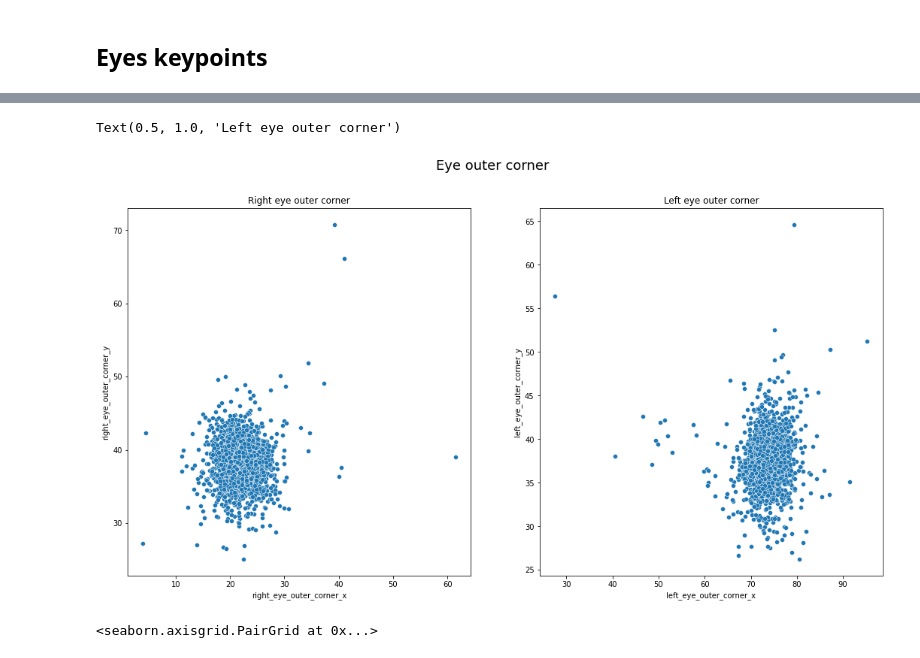
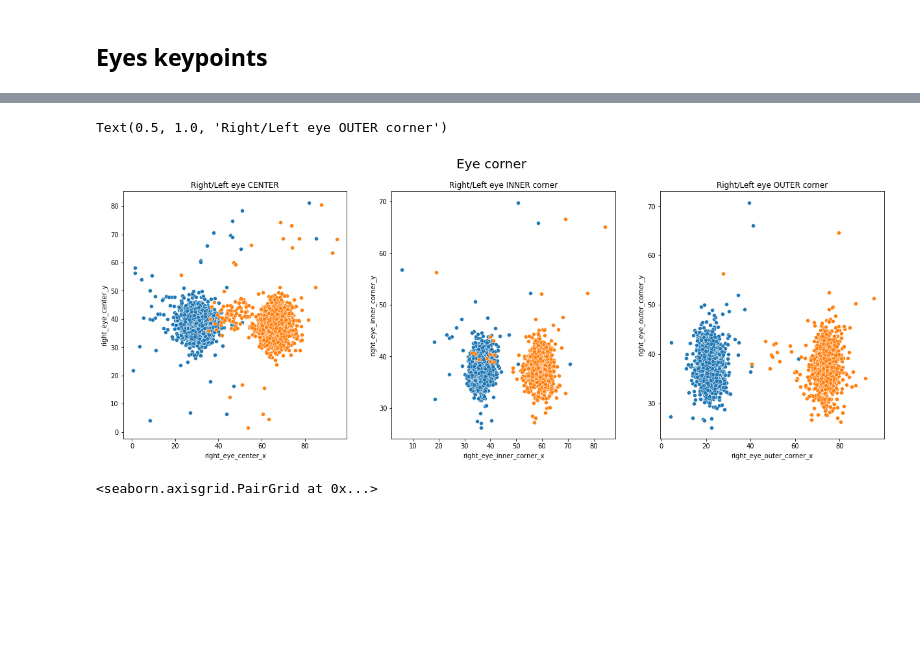
Before and after one commit to ivanshin/Facial_keypoints, a Jupyter notebook: research.ipynb, the cells around one changed output, grey strips where cells are left out. Saved outputs shown, nothing was run; the diff lists cells and outputs as text; code cells hidden in the pictures; blank space fills up the shorter version.

```diff
--- a/research.ipynb
+++ b/research.ipynb
@@ -185,14 +163,21 @@ Text(0.5, 1.0, 'Left eye inner corner')
-# %%
-# Eye outer corner
-
-fig, axs = plt.subplots(1,2, figsize= (18,9))
-fig.suptitle('Eye outer corner', fontsize= 18)
-
-sns.scatterplot(x= keypoints_frame.right_eye_outer_corner_x, y= keypoints_frame.right_eye_outer_corner_y, ax= axs[0]).set_title('Right eye outer corner')
-sns.scatterplot(x= keypoints_frame.left_eye_outer_corner_x, y= keypoints_frame.left_eye_outer_corner_y, ax= axs[1]).set_title('Left eye outer corner')
-# %% [output]
-Text(0.5, 1.0, 'Left eye outer corner')
-[figure, removed]
+# %%
+fig, axs = plt.subplots(1,3, figsize= (21,7))
+fig.suptitle('Eye corner', fontsize= 20)
+
+# Eye center
+sns.scatterplot(x= keypoints_frame.right_eye_center_x, y= keypoints_frame.right_eye_center_y ,ax= axs[0])
+sns.scatterplot(x= keypoints_frame.left_eye_center_x, y= keypoints_frame.left_eye_center_y ,ax= axs[0]).set_title('Right/Left eye CENTER')
+
+# Eye inner corner
+sns.scatterplot(x= keypoints_frame.right_eye_inner_corner_x, y= keypoints_frame.right_eye_inner_corner_y, ax= axs[1])
+sns.scatterplot(x= keypoints_frame.left_eye_inner_corner_x, y= keypoints_frame.left_eye_inner_corner_y, ax= axs[1]).set_title('Right/Left eye INNER corner')
+
+# Eye outer corner
+sns.scatterplot(x= keypoints_frame.right_eye_outer_corner_x, y= keypoints_frame.right_eye_outer_corner_y, ax= axs[2])
+sns.scatterplot(x= keypoints_frame.left_eye_outer_corner_x, y= keypoints_frame.left_eye_outer_corner_y, ax= axs[2]).set_title('Right/Left eye OUTER corner')
+# %% [output]
+Text(0.5, 1.0, 'Right/Left eye OUTER corner')
+[figure, added]
 # %%
 sns.pairplot(data= keypoints_frame[['right_eye_center_x', 'left_eye_center_x', 'right_eye_inner_corner_x', 'left_eye_inner_corner_x',
 'right_eye_center_y', 'left_eye_center_y', 'right_eye_inner_corner_y', 'left_eye_inner_corner_y']])
```
Also changed, not shown: parts of 10 cells of this notebook.
